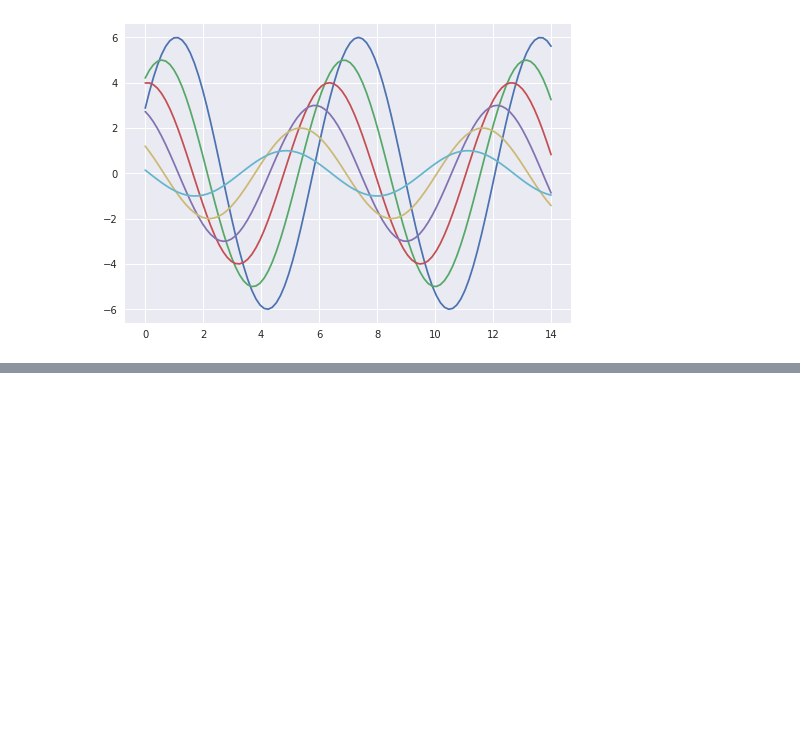
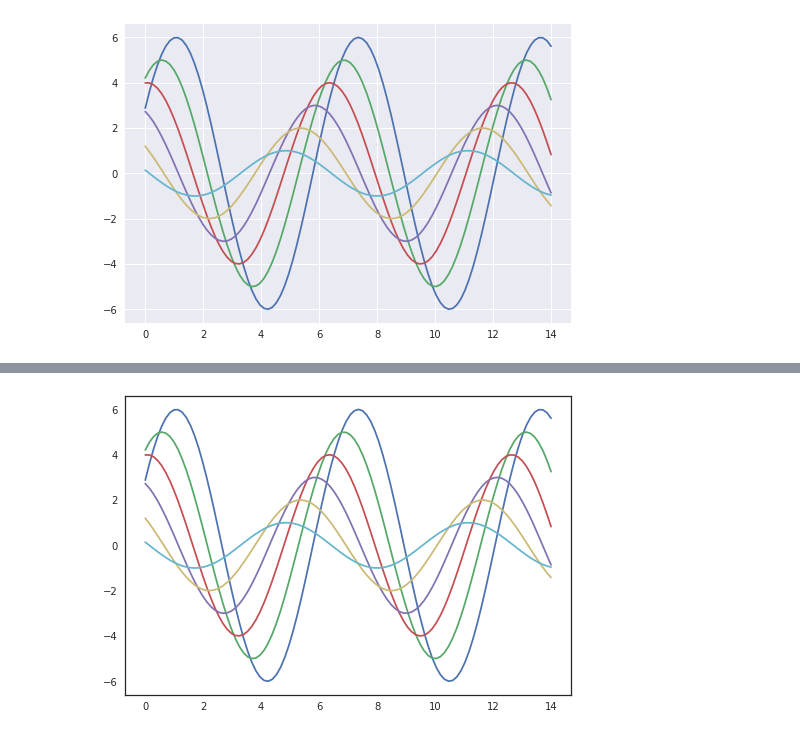
Before and after one commit to hyzhak/seaborn-experiments, a Jupyter notebook: main.ipynb, the cells around one changed output, grey strips where cells are left out. Cells and saved outputs as stored; diff of their text form; code cells hidden in the pictures; blank space fills up the shorter version.

```diff
--- a/main.ipynb
+++ b/main.ipynb
@@ -26,0 +45,6 @@ sinplot()
+# %%
+sns.set_style('white')
+mpl.rc('font', family='DejaVu Sans')
+sinplot()
+# %% [output]
+[figure, added]
```
Also changed, not shown: parts of 10 cells of this notebook.
